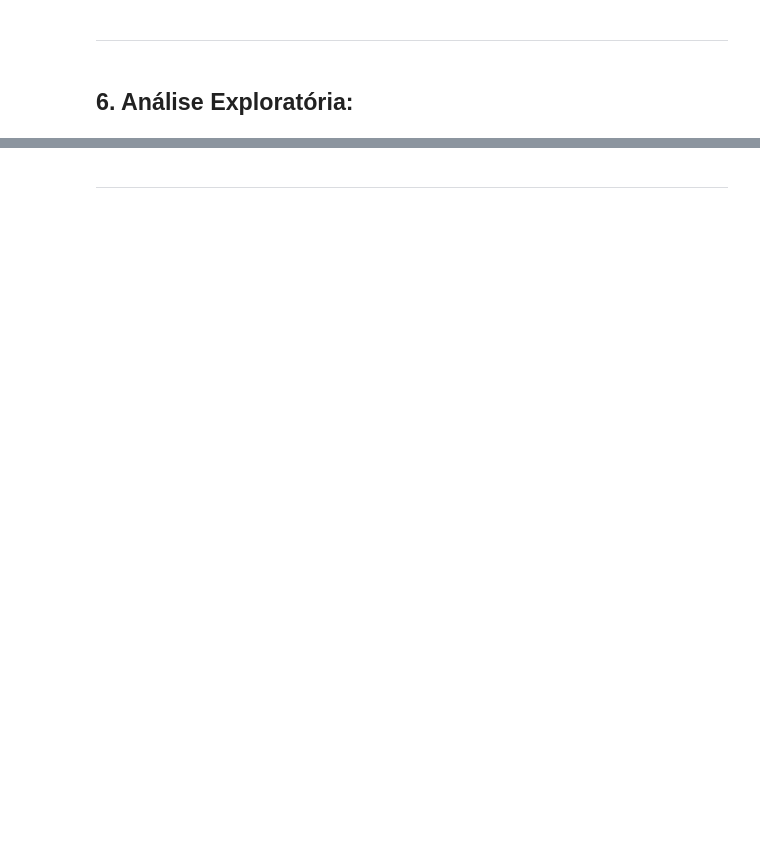
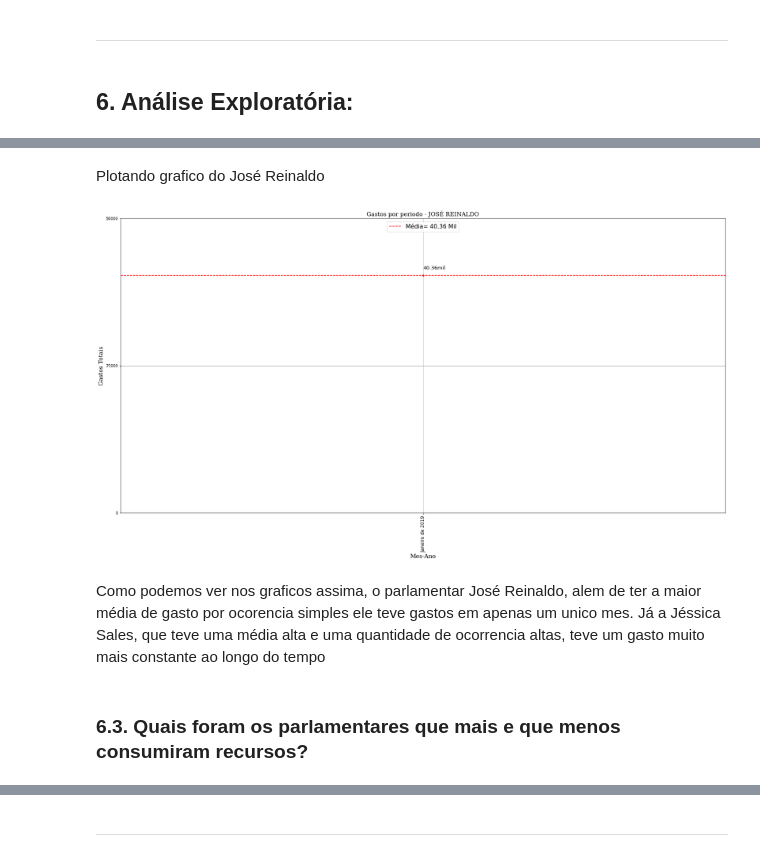
Before and after one commit to vpurple23/Projeto-Modulo-5-Grupo-9, a Jupyter notebook: Projeto_Final_Módulo_5_[G9].ipynb, the cells around one changed output, grey strips where cells are left out. Saved outputs shown, nothing was run; the diff lists cells and outputs as text; code cells hidden in the pictures; blank space fills up the shorter version.

```diff
--- a/Projeto_Final_Módulo_5_[G9].ipynb
+++ b/Projeto_Final_Módulo_5_[G9].ipynb
@@ -341,0 +559,43 @@ df.tail()
+# %% [markdown]
+Plotando grafico do José Reinaldo
+# %%
+# Para facilitar a usabilidade, colocamos o nome do parlamentar em uma variavel, assim é so mudar o nome que o grafico já plota os dados referentes ao parlamentar
+parlamentar = 'JOSÉ REINALDO'
+
+#filtrando os dados pelo nome do parlamentar
+dadosparlamentar= df[df.txNomeParlamentar==parlamentar].groupby(['numAno','numMes','Datacompleta'])[['vlrLiquido']].sum()
+dadosparlamentar.reset_index(inplace=True)
+dadosparlamentar.drop(['numAno','numMes',],axis=1,inplace=True)
+dadosparlamentar.set_index('Datacompleta',inplace=True)
+
+#plota o grafico
+fig = plt.figure(figsize=(28,14))
+ax = fig.add_subplot(1,1,1)
+ax.plot(np.array(dadosparlamentar),marker='.',mew=2,mec='r')
+ax.set_xticks(range(len(np.array(dadosparlamentar.index))))
+ax.set_xticklabels(np.array(dadosparlamentar.index),rotation=90,size=12)
+ax.set_yticks(np.array(range(0,round(dadosparlamentar['vlrLiquido'].max())+30000,25000)))
+
+#plota os valores gastos no mês no grafico
+for i in range(len(dadosparlamentar)):
+    x = i
+    y = dadosparlamentar.iloc[i]
+    plt.text(x,y,s= str((dadosparlamentar.iloc[i]['vlrLiquido']/1000).round(2))+'mil',size=13,position=(x,y+1000))
+
+# plota a média geral
+plt.axhline(dadosparlamentar['vlrLiquido'].mean(),linestyle='--',color='r',label=f'Média= {round(dadosparlamentar["vlrLiquido"].mean()/1000,2)} Mil')
+
+#Configuraçoes visuais do gráfico
+font1 = {'family':'serif','size':15}
+font2 = {'family':'serif','size':15}
+plt.title(f"Gastos por periodo - {parlamentar}", fontdict = font1)
+plt.xlabel("Mes-Ano", fontdict = font2)
+plt.ylabel("Gastos Totais", fontdict = font2)
+plt.legend(loc='upper center',fontsize=15)
+plt.grid()
+# %% [output]
+[figure, added]
+# %% [markdown]
+Como podemos ver nos graficos assima, o parlamentar José Reinaldo, alem de ter a maior média de gasto por ocorencia simples ele teve gastos em apenas um unico mes. Já a Jéssica Sales, que teve uma média alta e uma quantidade de ocorrencia altas, teve um gasto muito mais constante ao longo do tempo
+# %% [markdown]
+### **6.3. Quais foram os parlamentares que mais e que menos consumiram recursos?**
```
Also changed, not shown: parts of 150 cells of this notebook.
